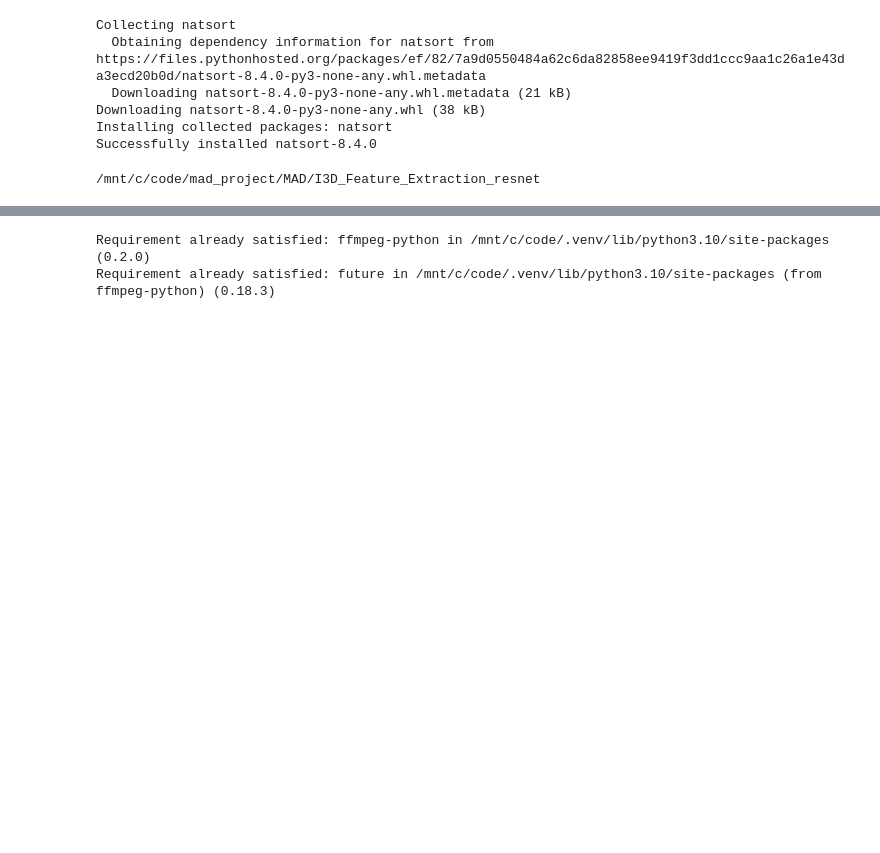
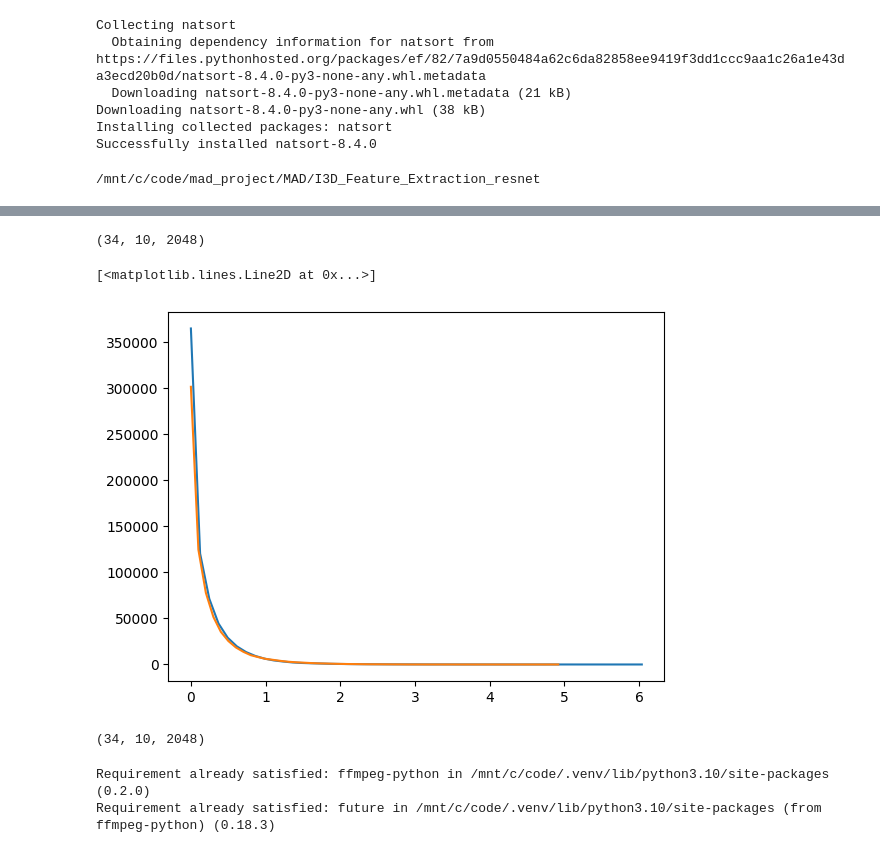
Before and after one commit to shradha123-code/mad_project, a Jupyter notebook: MAD/tun2.ipynb, the cells around one changed output, grey strips where cells are left out. Cells and saved outputs as stored; diff of their text form; code cells hidden in the pictures; blank space fills up the shorter version.

```diff
--- a/MAD/tun2.ipynb
+++ b/MAD/tun2.ipynb
@@ -876,0 +964,3 @@ done in 149.4044783115387.
+# %%
+th = np.load('/mnt/c/code/hug/ucf-crime-tencrop-i3d/UCF_Train_ten_crop_i3d/Normal_Videos001_x264_i3d.npy')
+th
@@ -876,0 +985,4 @@ done in 149.4044783115387.
+# %%
+import numpy as np
+ours = np.load('/mnt/c/code/data/ucf/newfea/Normal_Videos001_x264.npy')
+ours
@@ -877,3 +1007,24 @@ done in 149.4044783115387.
+# %%
+th.shape
+# %% [output]
+(34, 10, 2048)
+# %%
+import matplotlib.pyplot as plt
+th1 = th.reshape([34*10*2048,1])
+[h_th1,x_th1] = np.histogram(th1,bins=50)
+
+ours1 = ours.reshape([34*10*2048,1])
+[h_ours1, x_ours1] = np.histogram(ours1,bins=50)
+
+plt.plot(x_th1[0:50],h_th1)
+plt.plot(x_ours1[0:50],h_ours1)
+# %% [output]
+[<matplotlib.lines.Line2D at 0x...>]
+[figure, added]
+# %%
+ours.shape
+# %% [output]
+(34, 10, 2048)
 # %%
 !pip install ffmpeg-python
 # %% [output]
```
Also changed, not shown: parts of 25 cells of this notebook, 11 other files.
